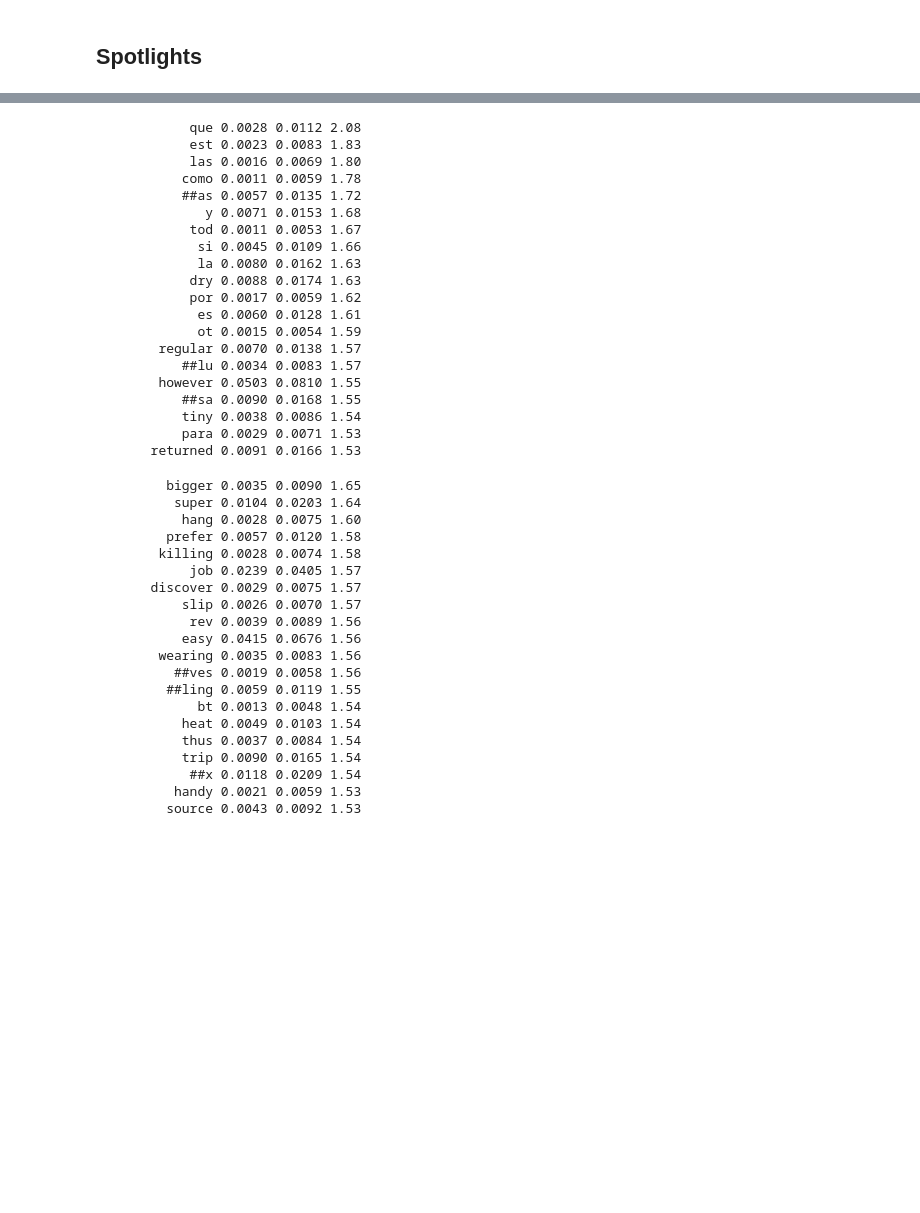
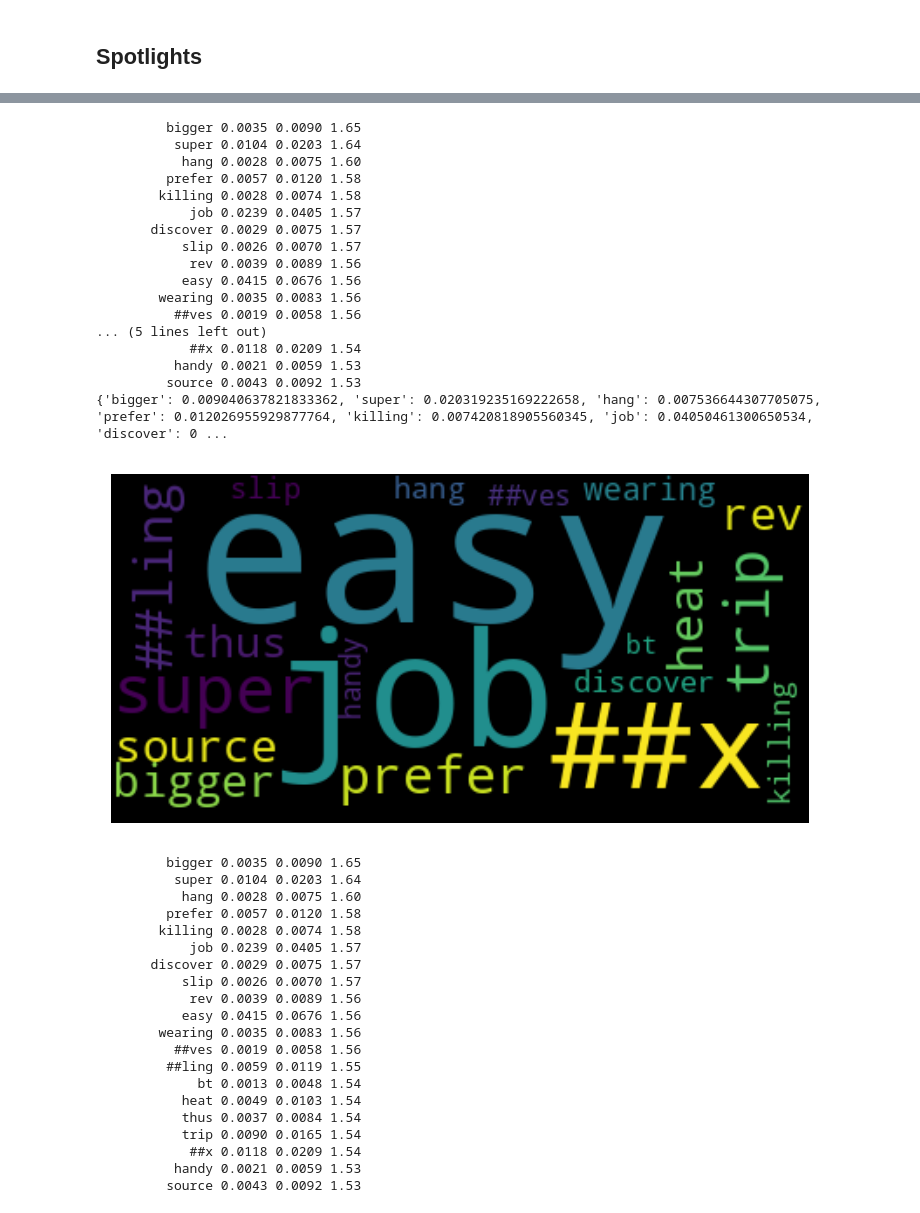
Before and after one commit to gregdeon/spotlight, a Jupyter notebook: analysis_nlp.ipynb, the cells around one changed output, grey strips where cells are left out. Saved outputs shown, nothing was run; the diff lists cells and outputs as text; code cells hidden in the pictures; blank space fills up the shorter version.

```diff
--- a/analysis_nlp.ipynb
+++ b/analysis_nlp.ipynb
@@ -132,27 +144,35 @@ def getCommonTokens(weights, smoothing=0.01, print_first=50):
         print('%15s %.4f %.4f %4.2f' % (tokenizer.decode(token), token_frequencies[token], token_frequencies_spotlight[token], token_lrs[token]))
 # %%
-getCommonTokens(spotlights[1][0], 0.005, 20)
+wordcloud_dict = {}
+getCommonTokens(spotlights[2]['weights'], 0.005, 20)
+print(wordcloud_dict)
 # %% [output]
-            que 0.0028 0.0112 2.08
-            est 0.0023 0.0083 1.83
-            las 0.0016 0.0069 1.80
-           como 0.0011 0.0059 1.78
-           ##as 0.0057 0.0135 1.72
-              y 0.0071 0.0153 1.68
-            tod 0.0011 0.0053 1.67
-             si 0.0045 0.0109 1.66
-             la 0.0080 0.0162 1.63
-            dry 0.0088 0.0174 1.63
-            por 0.0017 0.0059 1.62
-             es 0.0060 0.0128 1.61
-             ot 0.0015 0.0054 1.59
-        regular 0.0070 0.0138 1.57
-           ##lu 0.0034 0.0083 1.57
-        however 0.0503 0.0810 1.55
-           ##sa 0.0090 0.0168 1.55
-           tiny 0.0038 0.0086 1.54
-           para 0.0029 0.0071 1.53
-       returned 0.0091 0.0166 1.53
+         bigger 0.0035 0.0090 1.65
+          super 0.0104 0.0203 1.64
+           hang 0.0028 0.0075 1.60
+         prefer 0.0057 0.0120 1.58
+        killing 0.0028 0.0074 1.58
+            job 0.0239 0.0405 1.57
+       discover 0.0029 0.0075 1.57
+           slip 0.0026 0.0070 1.57
+            rev 0.0039 0.0089 1.56
+           easy 0.0415 0.0676 1.56
+        wearing 0.0035 0.0083 1.56
+          ##ves 0.0019 0.0058 1.56
+... (5 lines left out)
+            ##x 0.0118 0.0209 1.54
+          handy 0.0021 0.0059 1.53
+         source 0.0043 0.0092 1.53
+{'bigger': 0.009040637821833362, 'super': 0.020319235169222658, 'hang': 0.007536644307705075, 'prefer': 0.012026955929877764, 'killing': 0.007420818905560345, 'job': 0.04050461300650534, 'discover': 0 ...
+# %%
+wordcloud = WordCloud()
+wordcloud.generate_from_frequencies(frequencies=wordcloud_dict)
+plt.figure()
+plt.imshow(wordcloud, interpolation="bilinear")
+plt.axis("off")
+plt.show()
+# %% [output]
+[figure, added]
 # %%
 getCommonTokens(spotlights[2][0], 0.005, 20)
 # %% [output]
```
Also changed, not shown: parts of 12 cells of this notebook, 11 other files.
